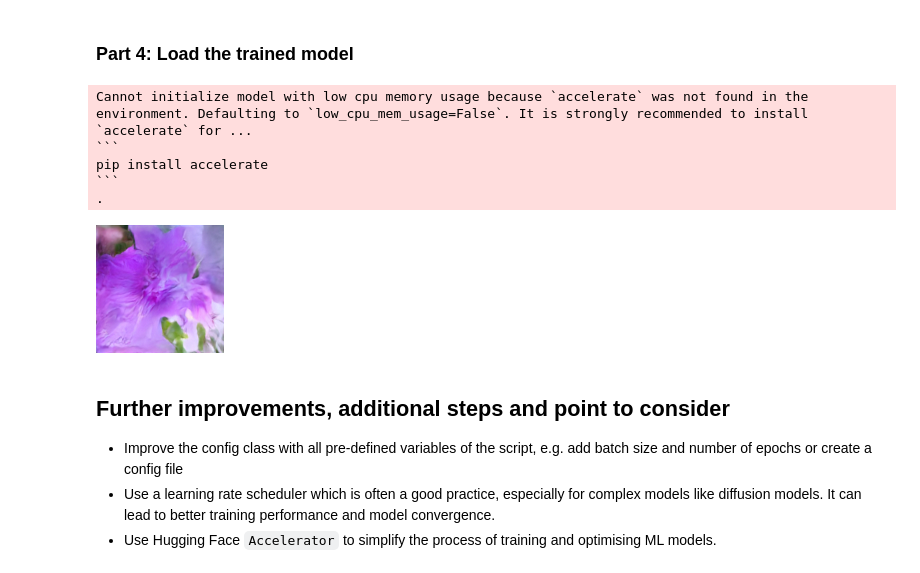
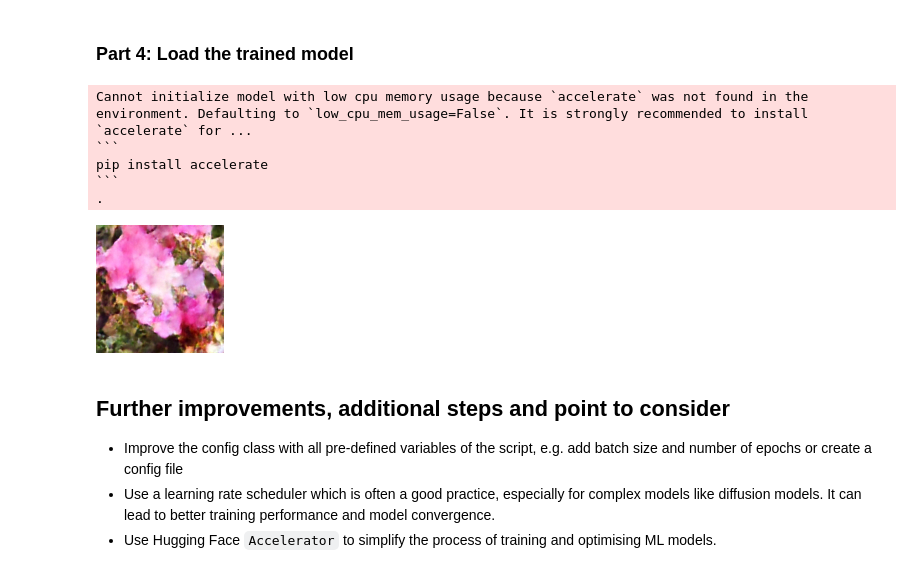
Before and after one commit to NICD-UK/image-generative-models, a Jupyter notebook: 2024DataInnovationShowcase.ipynb, the cells around one changed output. Drawn from its saved outputs; the diff is of its cells as text; code cells hidden in the pictures.

````diff
--- a/2024DataInnovationShowcase.ipynb
+++ b/2024DataInnovationShowcase.ipynb
@@ -472,18 +480,18 @@ Image.open(sample_images[-1])
 # %%
 # Load the model from the local directory
-generator = DiffusionPipeline.from_pretrained("./flower_diff0004.pt").to("cuda" if torch.cuda.is_available() else "cpu")
+generator = DiffusionPipeline.from_pretrained("./flower_diff_new0011.pt").to("cuda" if torch.cuda.is_available() else "cpu")
 
 # Generate an image using the pipeline
 image = generator().images[0]
 
 image
 # %% [output]
 Cannot initialize model with low cpu memory usage because `accelerate` was not found in the environment. Defaulting to `low_cpu_mem_usage=False`. It is strongly recommended to install `accelerate` for ...
 ```
 pip install accelerate
 ```
 .
-[figure, old version]
+[figure, new version]
 # %% [markdown]
 ## Further improvements, additional steps and point to consider
 - Improve the config class with all pre-defined variables of the script, e.g. add batch size and number of epochs or create a config file
````
Also changed, not shown: parts of 2 cells of this notebook.
